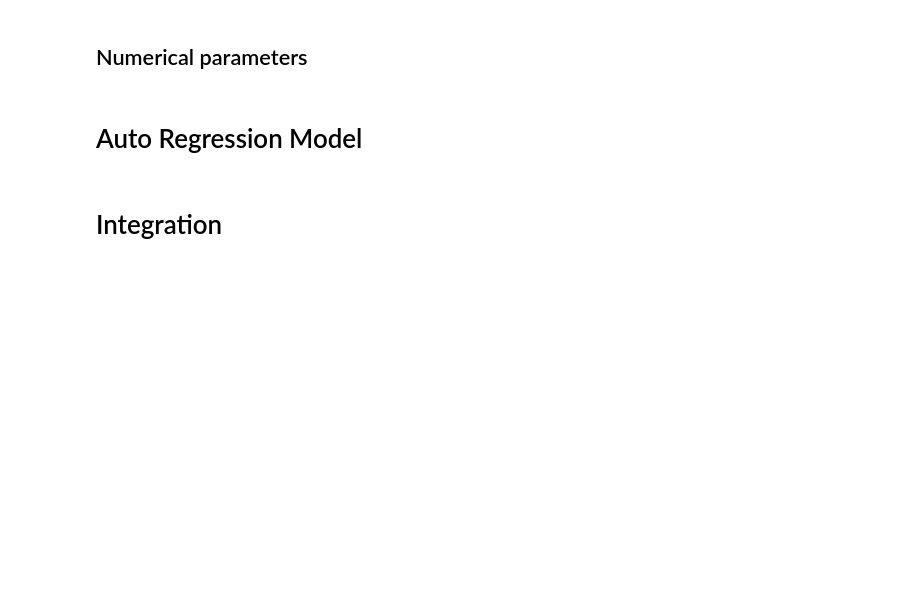
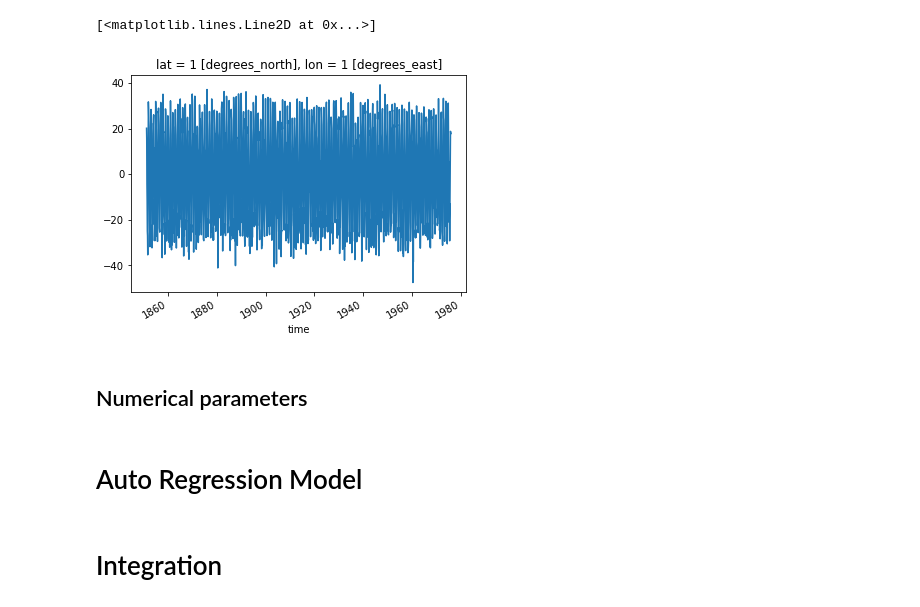
Before and after one commit to mailesasaki/cesmle_variability_analysis, a Jupyter notebook: energy_model.ipynb, the cells around one changed output. Saved outputs shown, nothing was run; the diff lists cells and outputs as text; code cells hidden in the pictures; blank space fills up the shorter version.

```diff
--- a/energy_model.ipynb
+++ b/energy_model.ipynb
@@ -7,3 +73,8 @@ from sklearn.linear_model import LinearRegression
+# %%
+horiz_input.plot()
+# %% [output]
+[<matplotlib.lines.Line2D at 0x...>]
+[figure, added]
 # %% [markdown]
 ## Numerical parameters
 # %%
```
Also changed, not shown: parts of 10 cells of this notebook.
